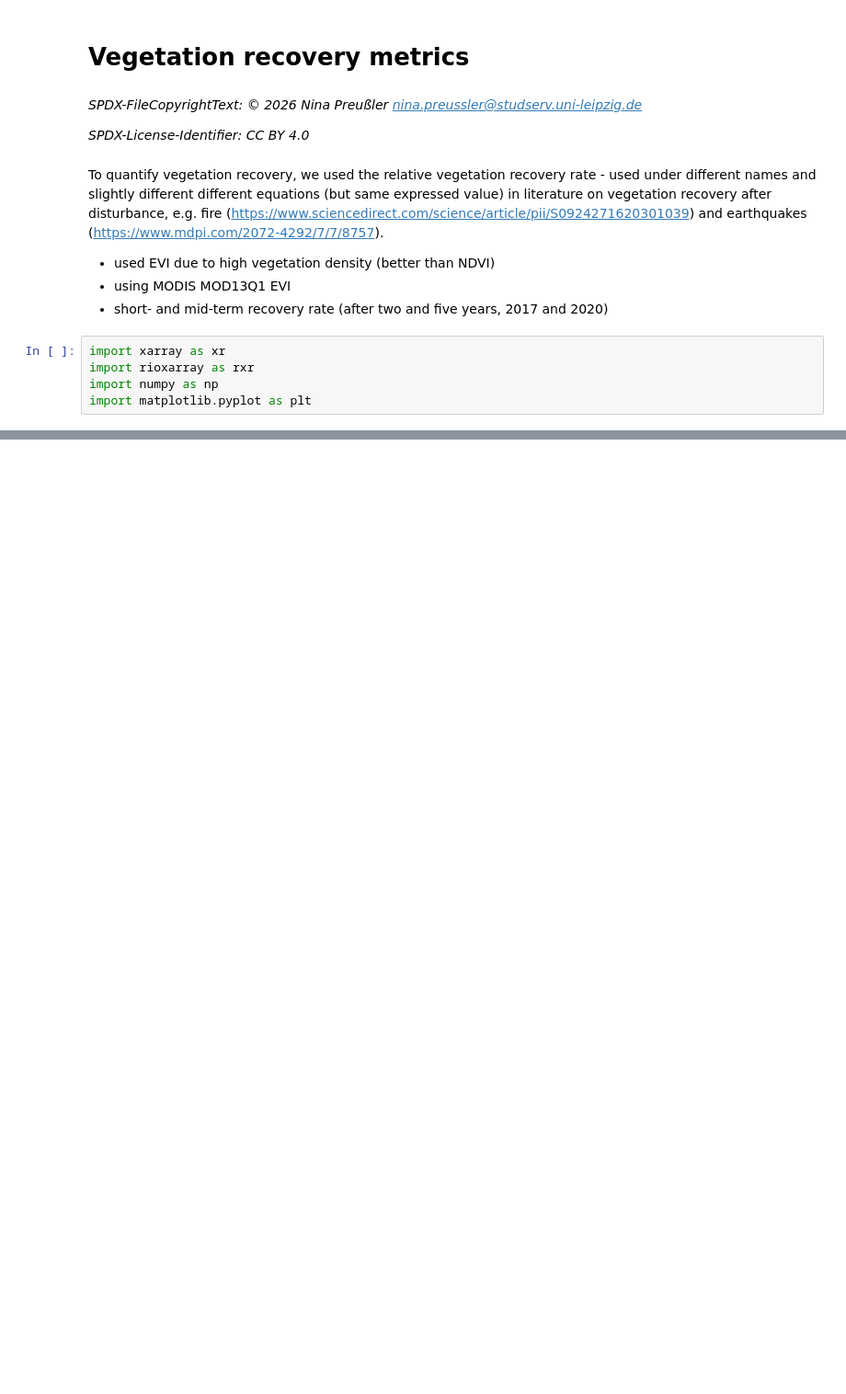
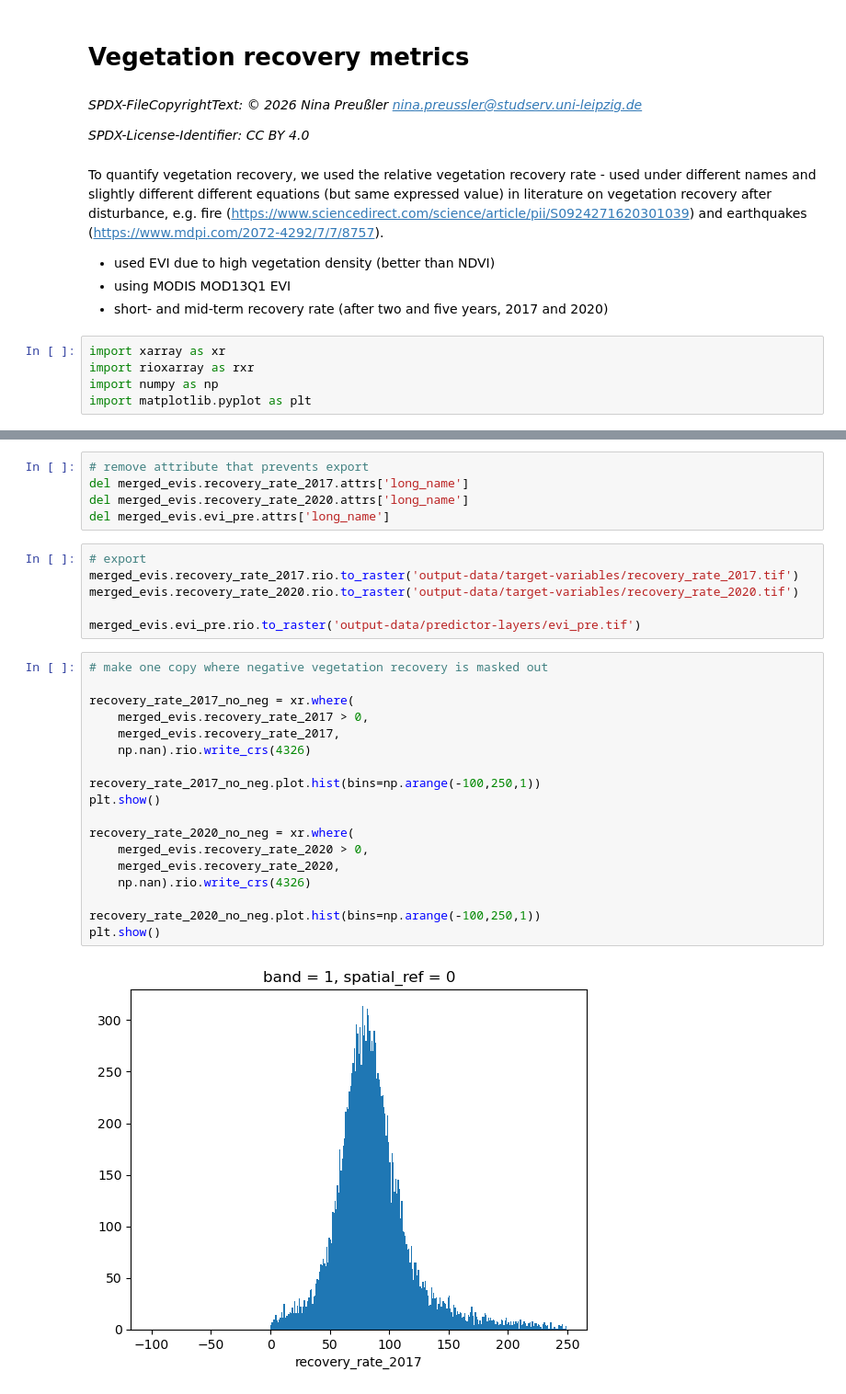
Before and after one commit to ninorp55/tropical-peat-post-fire-vegetation-recovery, a Jupyter notebook: 2_vegetation_recovery_metrics.ipynb, the cells around one changed output, grey strips where cells are left out. Shown at 92% size. Drawn from its saved outputs; the diff is of its cells as text; blank space fills up the shorter version.

```diff
--- a/2_vegetation_recovery_metrics.ipynb
+++ b/2_vegetation_recovery_metrics.ipynb
@@ -23,0 +112,31 @@ import matplotlib.pyplot as plt
+# %%
+# remove attribute that prevents export
+del merged_evis.recovery_rate_2017.attrs['long_name']
+del merged_evis.recovery_rate_2020.attrs['long_name']
+del merged_evis.evi_pre.attrs['long_name']
+# %%
+# export
+merged_evis.recovery_rate_2017.rio.to_raster('output-data/target-variables/recovery_rate_2017.tif')
+merged_evis.recovery_rate_2020.rio.to_raster('output-data/target-variables/recovery_rate_2020.tif')
+
+merged_evis.evi_pre.rio.to_raster('output-data/predictor-layers/evi_pre.tif')
+# %%
+# make one copy where negative vegetation recovery is masked out
+
+recovery_rate_2017_no_neg = xr.where(
+    merged_evis.recovery_rate_2017 > 0,
+    merged_evis.recovery_rate_2017,
+    np.nan).rio.write_crs(4326)
+
+recovery_rate_2017_no_neg.plot.hist(bins=np.arange(-100,250,1))
+plt.show()
+
+recovery_rate_2020_no_neg = xr.where(
+    merged_evis.recovery_rate_2020 > 0,
+    merged_evis.recovery_rate_2020,
+    np.nan).rio.write_crs(4326)
+
+recovery_rate_2020_no_neg.plot.hist(bins=np.arange(-100,250,1))
+plt.show()
+# %% [output]
+[figure, added]
```
Also changed, not shown: parts of 10 cells of this notebook.
